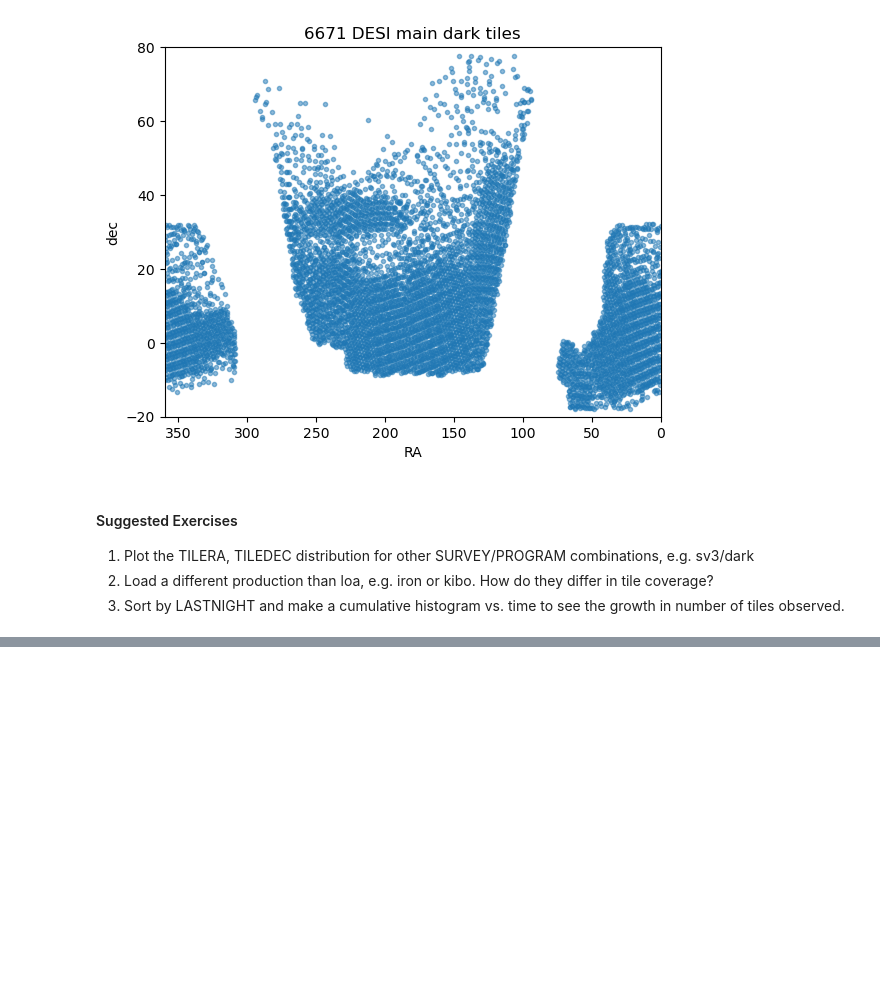
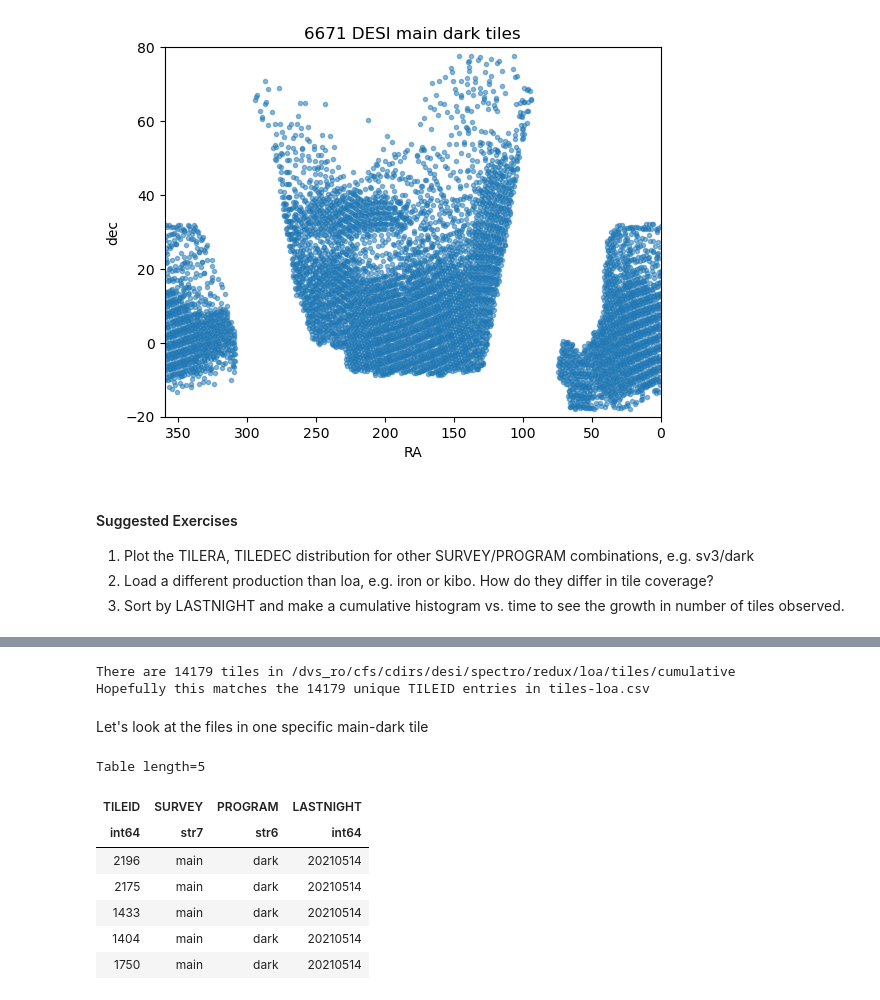
Before and after one commit to desihub/tutorials, a Jupyter notebook: meetings/Dec2024/DataIntro/02_DataOrganization.ipynb, the cells around one changed output, grey strips where cells are left out. Cells and saved outputs as stored; diff of their text form; code cells hidden in the pictures; blank space fills up the shorter version.

```diff
--- a/meetings/Dec2024/DataIntro/02_DataOrganization.ipynb
+++ b/meetings/Dec2024/DataIntro/02_DataOrganization.ipynb
@@ -739,0 +206,23 @@ Redrock uses a set of templates to classify sources and find their redshifts. Yo
+# %%
+tiles_dir = f'{specprod_dir}/tiles/cumulative'
+ntiles_in_dir = len(os.listdir(tiles_dir))
+ntiles_in_table = len(np.unique(tiles_table['TILEID']))
+print(f'There are {ntiles_in_dir} tiles in {tiles_dir}')
+print(f'Hopefully this matches the {ntiles_in_table} unique TILEID entries in {os.path.basename(tiles_file)}')
+# %% [output]
+There are 14179 tiles in /dvs_ro/cfs/cdirs/desi/spectro/redux/loa/tiles/cumulative
+Hopefully this matches the 14179 unique TILEID entries in tiles-loa.csv
+# %% [markdown]
+Let's look at the files in one specific main-dark tile
+# %%
+is_main_dark = (tiles_table['SURVEY']=='main') & (tiles_table['PROGRAM']=='dark')
+tiles_table['TILEID', 'SURVEY', 'PROGRAM', 'LASTNIGHT'][is_main_dark][0:5]
+# %% [output]
+Table length=5
+| TILEID | SURVEY | PROGRAM | LASTNIGHT |
+| int64 | str7 | str6 | int64 |
+| 2196 | main | dark | 20210514 |
+| 2175 | main | dark | 20210514 |
+| 1433 | main | dark | 20210514 |
+| 1404 | main | dark | 20210514 |
+| 1750 | main | dark | 20210514 |
```
Also changed, not shown: parts of 92 cells of this notebook, 3 other files.
